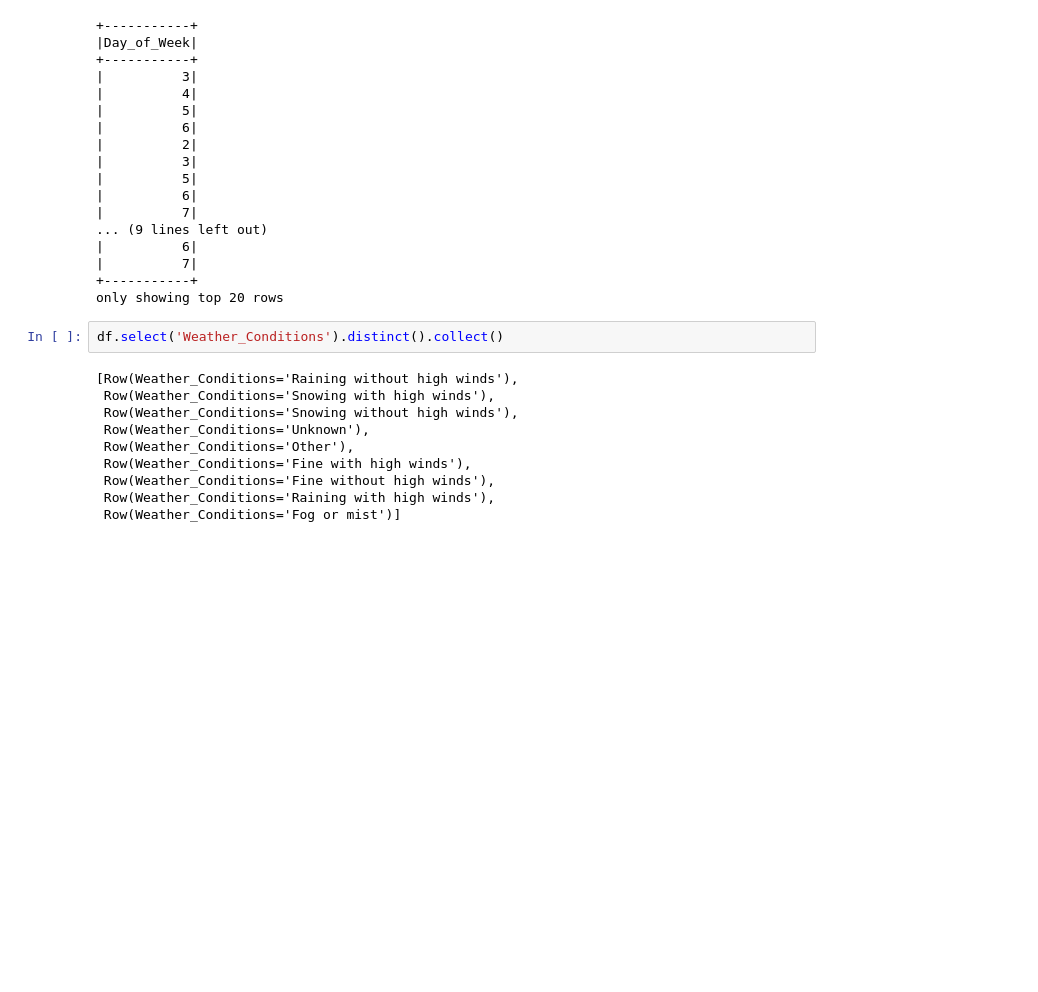
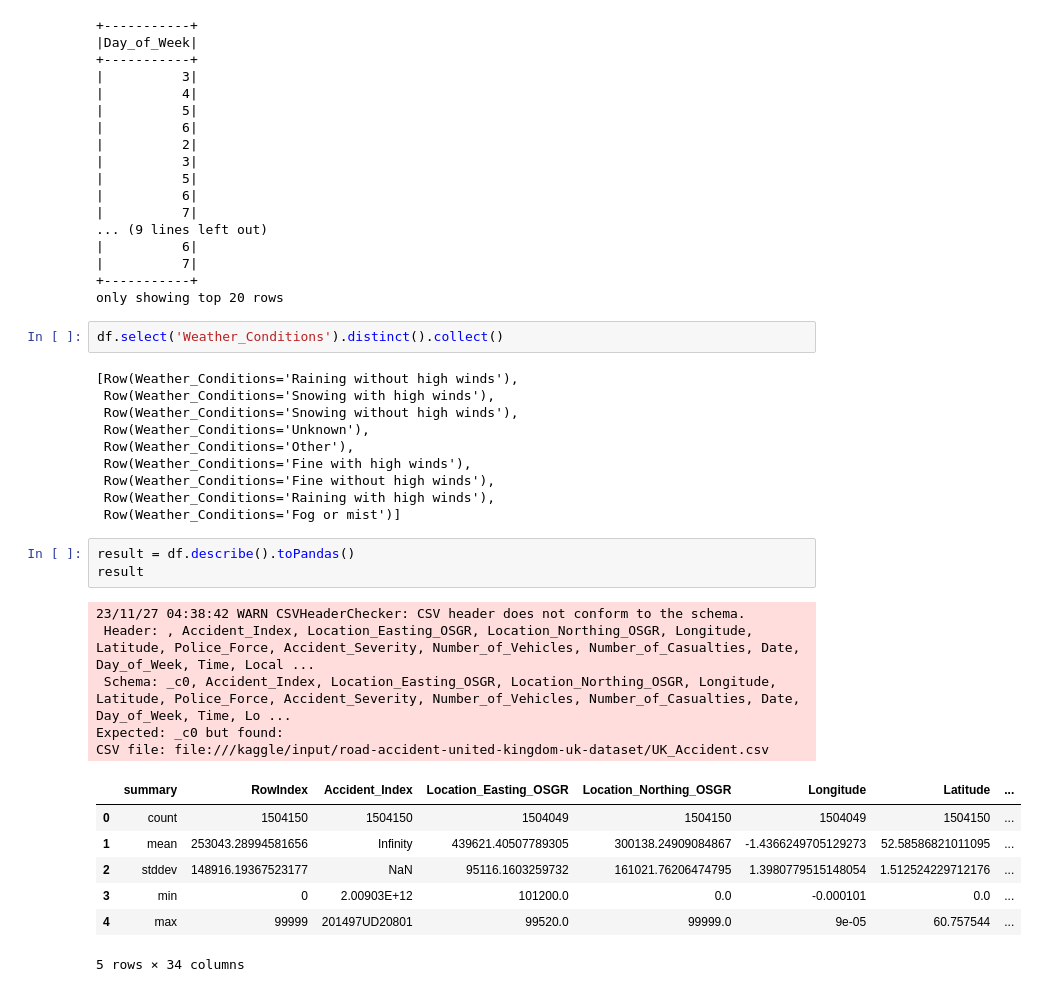
Before and after one commit to ShubhamMisar-12/RoadAccident-PySpark-EDA, a Jupyter notebook: road-accident-pyspark-eda.ipynb, the cells around one changed output. Cells and saved outputs as stored; diff of their text form; blank space fills up the shorter version.

Commit message:
Kaggle Notebook | Road Accident - PySpark EDA | Version 5

```diff
--- a/road-accident-pyspark-eda.ipynb
+++ b/road-accident-pyspark-eda.ipynb
@@ -113,3 +133,19 @@ df.select('Weather_Conditions').distinct().collect()
  Row(Weather_Conditions='Fine without high winds'),
  Row(Weather_Conditions='Raining with high winds'),
  Row(Weather_Conditions='Fog or mist')]
+# %%
+result = df.describe().toPandas()
+result
+# %% [output]
+23/11/27 04:38:42 WARN CSVHeaderChecker: CSV header does not conform to the schema.
+ Header: , Accident_Index, Location_Easting_OSGR, Location_Northing_OSGR, Longitude, Latitude, Police_Force, Accident_Severity, Number_of_Vehicles, Number_of_Casualties, Date, Day_of_Week, Time, Local ...
+ Schema: _c0, Accident_Index, Location_Easting_OSGR, Location_Northing_OSGR, Longitude, Latitude, Police_Force, Accident_Severity, Number_of_Vehicles, Number_of_Casualties, Date, Day_of_Week, Time, Lo ...
+Expected: _c0 but found:
+CSV file: file:///kaggle/input/road-accident-united-kingdom-uk-dataset/UK_Accident.csv
+|  | summary | RowIndex | Accident_Index | Location_Easting_OSGR | Location_Northing_OSGR | Longitude | Latitude | ... |
+| 0 | count | 1504150 | 1504150 | 1504049 | 1504150 | 1504049 | 1504150 | ... |
+| 1 | mean | 253043.28994581656 | Infinity | 439621.40507789305 | 300138.24909084867 | -1.4366249705129273 | 52.58586821011095 | ... |
+| 2 | stddev | 148916.19367523177 | NaN | 95116.1603259732 | 161021.76206474795 | 1.3980779515148054 | 1.512524229712176 | ... |
+| 3 | min | 0 | 2.00903E+12 | 101200.0 | 0.0 | -0.000101 | 0.0 | ... |
+| 4 | max | 99999 | 201497UD20801 | 99520.0 | 99999.0 | 9e-05 | 60.757544 | ... |
+5 rows × 34 columns
```
Also changed, not shown: parts of 10 cells of this notebook.
